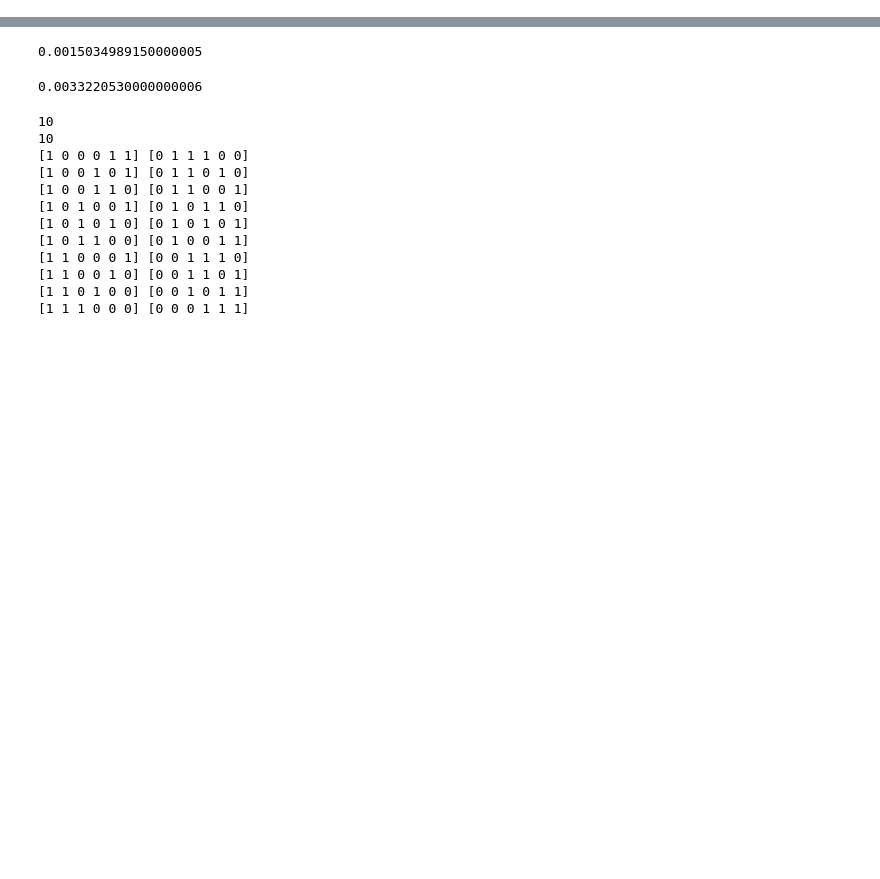
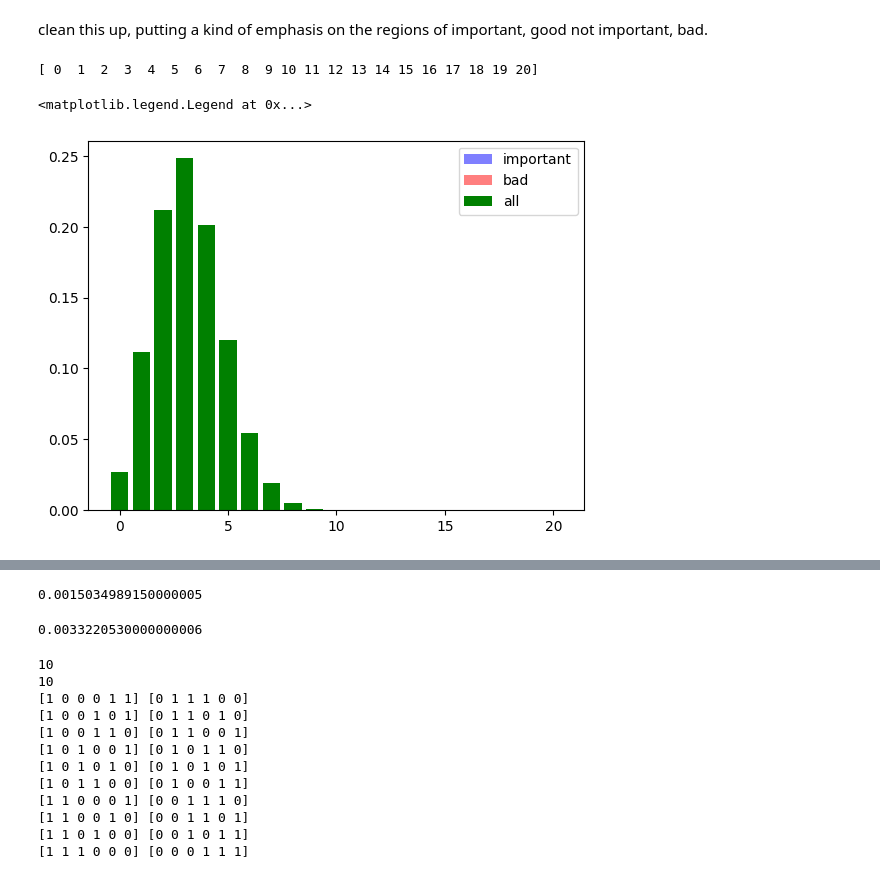
Before and after one commit to peterse/mldec, a Jupyter notebook: src/mldec/datasets/toy_problem_workbook.ipynb, the cells around one changed output, grey strips where cells are left out. Saved outputs shown, nothing was run; the diff lists cells and outputs as text; code cells hidden in the pictures; blank space fills up the shorter version.

Commit message:
cool plots

```diff
--- a/src/mldec/datasets/toy_problem_workbook.ipynb
+++ b/src/mldec/datasets/toy_problem_workbook.ipynb
@@ -87,9 +86,3 @@ def compute_pr_bad_examples_v2(n, p1, p2):
     # for (b, x) in zip(sorted_all, out):
     #     print(b, x)
     return probs[idx_sorted][:halfidx].sum()
-# %%
-n = 8
-for w in range(n//2+1, n+1):
-    for i in range(max(0, w - n//2), min(w, n//2)+1):
-        print(w, {i, w-i)
-    print()
@@ -110,6 +88,0 @@ for w in range(n//2+1, n+1):
-# %%
-def bitflips_upper_limit_v1(p1, p2):
-    return np.log2( (1-p1)/p1) / (np.log2(p1/p2) *(1-p2)/(1-p1) )
-p1 = 0.1
-p2 = 0.6 * p1
-print(bitflips_upper_limit_v1(p1, p2))
@@ -117,0 +175,27 @@ print(bitflips_upper_limit_v1(p1, p2))
+# %%
+imp_wt_hist, bad_wt_hist, all_wt_hist = histogram_good_important_bad(20, .25, .07)
+# %% [markdown]
+clean this up, putting a kind of emphasis on the regions of important, good not important, bad.
+# %%
+# histogram these
+fig, ax = plt.subplots()
+# keep the histograms but only where the probability is non-zero
+weights = np.array(list(imp_wt_hist.keys()))
+print(weights)
+
+def dezero(x, y):
+    y = np.array(list(y))
+    return x[y > 0], y[y > 0]
+
+x_imp, y_imp = dezero(weights, imp_wt_hist.values())
+x_bad, y_bad = dezero(weights, bad_wt_hist.values())
+x_all, y_all = dezero(weights, all_wt_hist.values())
+ax.bar(x_imp, y_imp, label='important', color='b', alpha=0.5)
+ax.bar(x_bad, y_bad, label='bad', color='r', alpha=0.5)
+ax.bar(x_all, y_all, label='all', color='g')
+ax.legend()
+# ax.semilogy()
+# %% [output]
+[ 0  1  2  3  4  5  6  7  8  9 10 11 12 13 14 15 16 17 18 19 20]
+<matplotlib.legend.Legend at 0x...>
+[figure, added]
```
Also changed, not shown: parts of 16 cells of this notebook.
